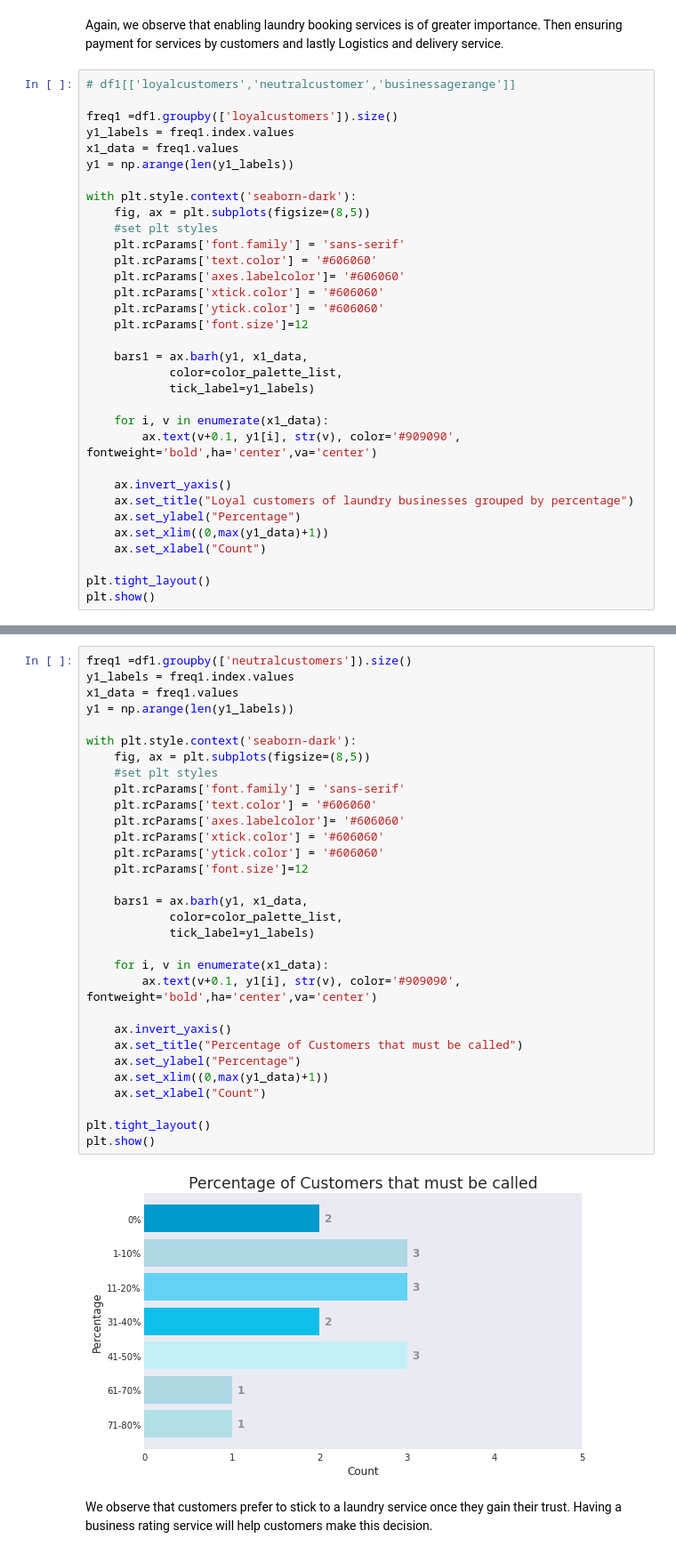
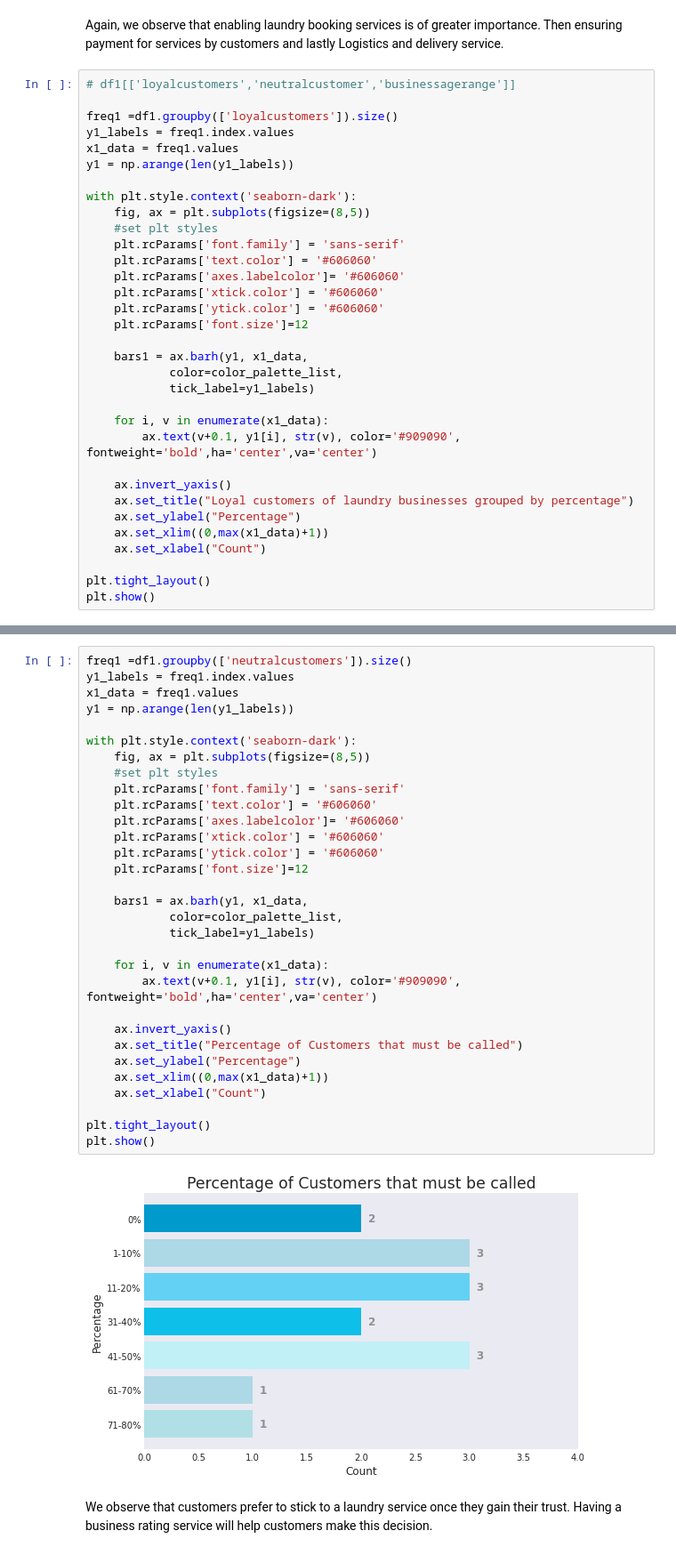
Before and after one commit to EvelynAnyebe/ilaundrysurvey, a Jupyter notebook: ilaundrybusiness.ipynb, the cells around one changed output, grey strips where cells are left out. Shown: that part at 89% size. Drawn from its saved outputs; the diff is of its cells as text.

```diff
--- a/ilaundrybusiness.ipynb
+++ b/ilaundrybusiness.ipynb
@@ -429,7 +353,7 @@ with plt.style.context('seaborn-dark'):
     ax.invert_yaxis()
     ax.set_title("Loyal customers of laundry businesses grouped by percentage")
     ax.set_ylabel("Percentage")
-    ax.set_xlim((0,max(y1_data)+1))
+    ax.set_xlim((0,max(x1_data)+1))
     ax.set_xlabel("Count")
 
 plt.tight_layout()
@@ -440,35 +364,35 @@ plt.show()
 freq1 =df1.groupby(['neutralcustomers']).size()
 y1_labels = freq1.index.values
 x1_data = freq1.values
 y1 = np.arange(len(y1_labels))
 
 with plt.style.context('seaborn-dark'):
     fig, ax = plt.subplots(figsize=(8,5))
     #set plt styles
     plt.rcParams['font.family'] = 'sans-serif'
     plt.rcParams['text.color'] = '#606060'
     plt.rcParams['axes.labelcolor']= '#606060'
     plt.rcParams['xtick.color'] = '#606060'
     plt.rcParams['ytick.color'] = '#606060'
     plt.rcParams['font.size']=12
 
     bars1 = ax.barh(y1, x1_data,
             color=color_palette_list,
             tick_label=y1_labels)
 
     for i, v in enumerate(x1_data):
         ax.text(v+0.1, y1[i], str(v), color='#909090', fontweight='bold',ha='center',va='center')
 
     ax.invert_yaxis()
     ax.set_title("Percentage of Customers that must be called")
     ax.set_ylabel("Percentage")
-    ax.set_xlim((0,max(y1_data)+1))
+    ax.set_xlim((0,max(x1_data)+1))
     ax.set_xlabel("Count")
 
 plt.tight_layout()
 plt.show()
 # %% [output]
-[figure, old version]
+[figure, new version]
 # %% [markdown]
 We observe that customers prefer to stick to a laundry service once they gain their trust. Having a business rating service will help customers make this decision.
 # %%
```
Also changed, not shown: parts of 18 cells of this notebook.
